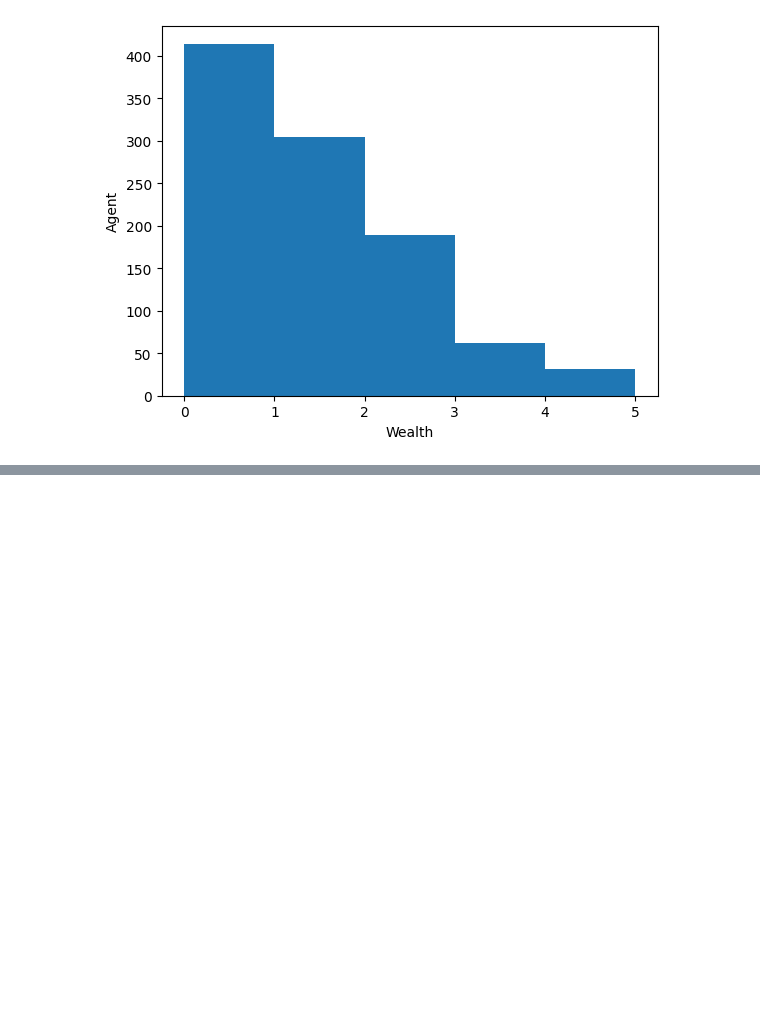
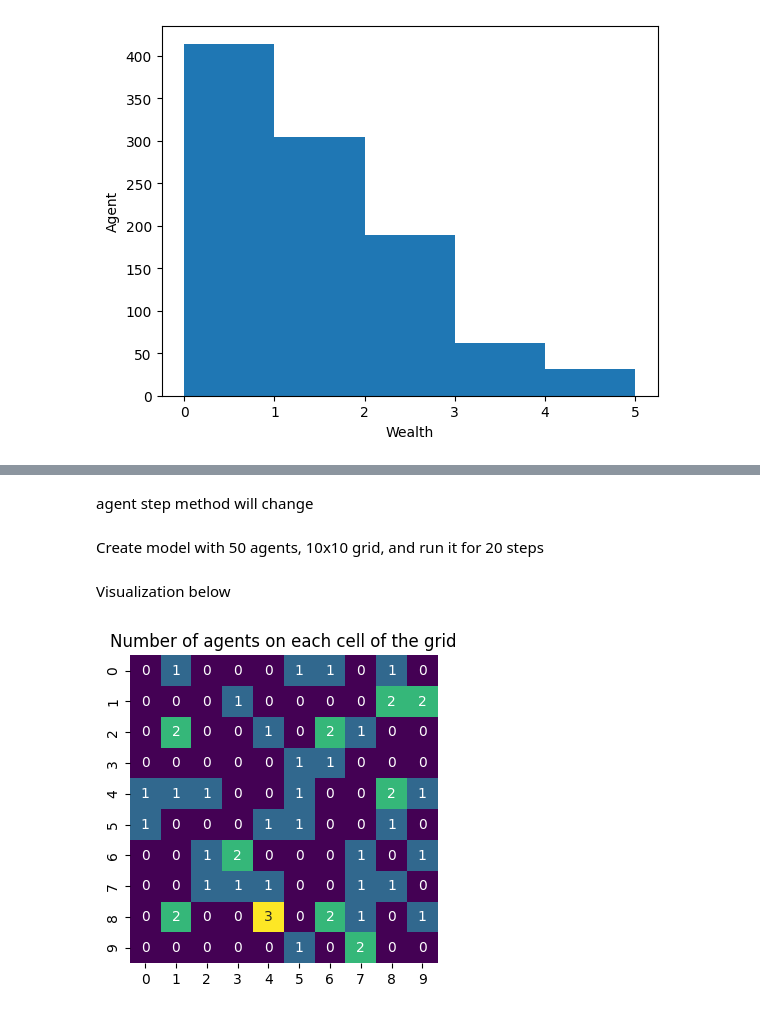
Before and after one commit to yorozc/Intro-to-Agent-Based-Modelling, a Jupyter notebook: intro_to_ABM.ipynb, the cells around one changed output, grey strips where cells are left out. Cells and saved outputs as stored; diff of their text form; code cells hidden in the pictures; blank space fills up the shorter version.

Commit message:
Creating move function and visualized the agents after 20 steps

```diff
--- a/intro_to_ABM.ipynb
+++ b/intro_to_ABM.ipynb
@@ -298,0 +310,17 @@ plt.show()
+# %%
+class MoneyModel(mesa.Model):
+
+  def __init__(self, N, width, height):
+    super().__init__()
+    self.num_agents = N
+    self.grid = mesa.space.MultiGrid(width, height, torus=True)
+    # torus=True makes grid wrap around
+
+    # create agents and place them on the grid
+    for i in range(self.num_agents):
+      a = MoneyAgent(self)
+
+      # add agent to random grid cell
+      x = self.random.randrange(self.grid.width)
+      y = self.random.randrange(self.grid.height)
+      self.grid.place_agent(a, (x, y)) # place agent at coordinates (x, y)
@@ -298,0 +395,2 @@ plt.show()
+# %% [markdown]
+agent step method will change
@@ -298,0 +428,24 @@ plt.show()
+# %% [markdown]
+Create model with 50 agents, 10x10 grid, and run it for 20 steps
+# %%
+model = MoneyModel(50, 10, 10)
+
+for i in range(20):
+  model.step()
+# %% [markdown]
+Visualization below
+# %%
+import seaborn as sns
+import numpy as np
+
+agent_counts = np.zeros((model.grid.width, model.grid.height))
+for cell_content, (x, y) in model.grid.coord_iter():
+  agent_count = len(cell_content)
+  agent_counts[x][y] = agent_count
+
+g = sns.heatmap(agent_counts, cmap="viridis", annot=True, cbar=False, square=True)
+g.figure.set_size_inches(4,4)
+g.set(title="Number of agents on each cell of the grid")
+plt.show()
+# %% [output]
+[figure, added]
```
Also changed, not shown: parts of 6 cells of this notebook.
